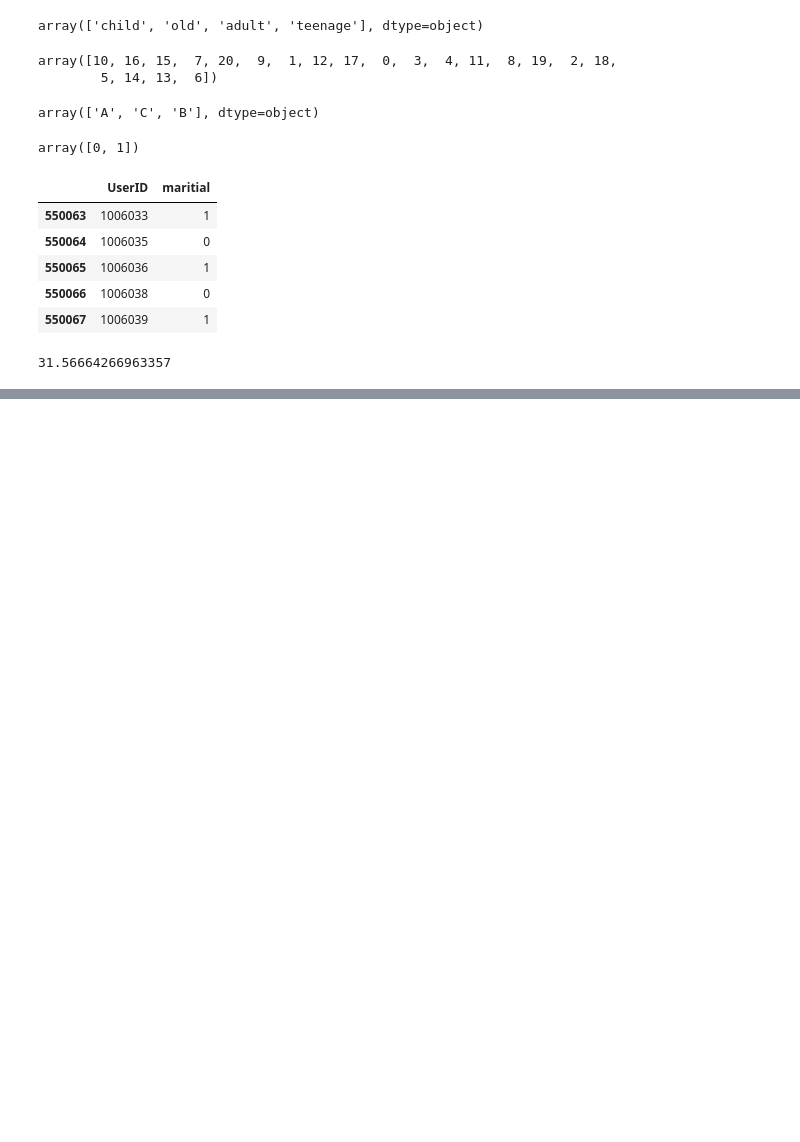
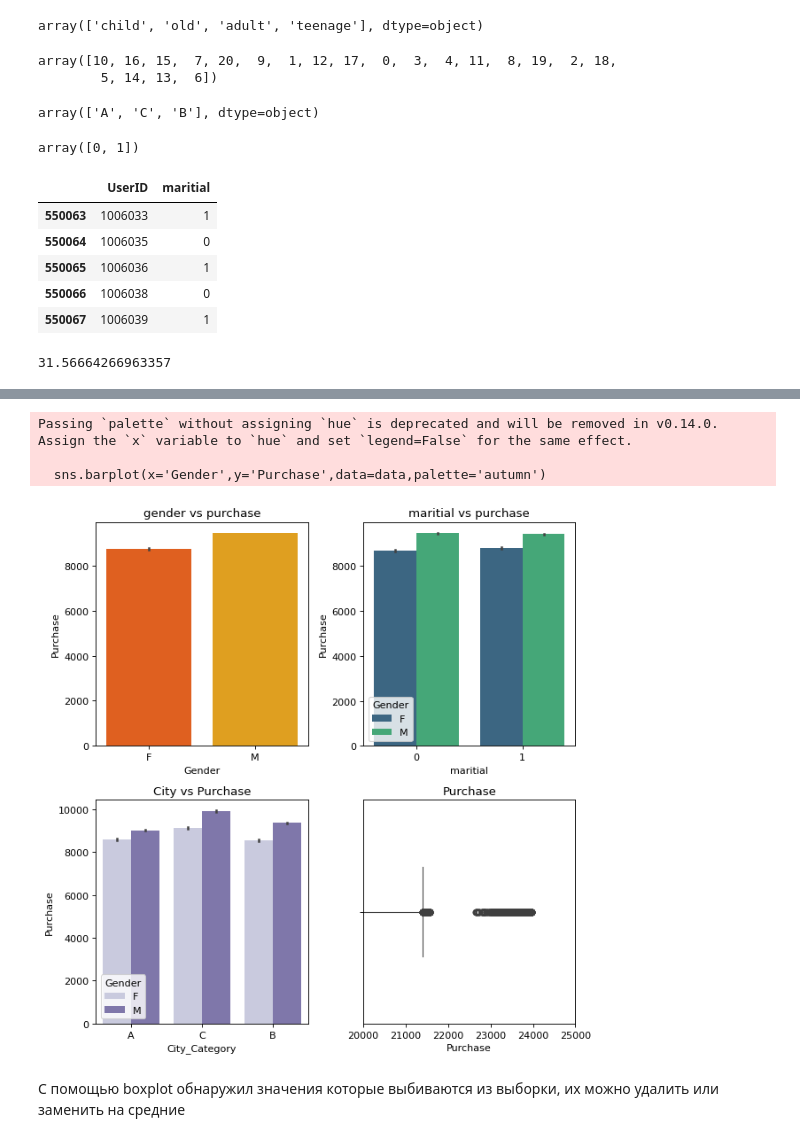
Before and after one commit to carison31/data_analytics, a Jupyter notebook: black_friday_eda/black_friday_eda.ipynb, the cells around one changed output, grey strips where cells are left out. Saved outputs shown, nothing was run; the diff lists cells and outputs as text; code cells hidden in the pictures; blank space fills up the shorter version.

```diff
--- a/black_friday_eda/black_friday_eda.ipynb
+++ b/black_friday_eda/black_friday_eda.ipynb
@@ -218,0 +423,29 @@ data[['UserID','maritial']].tail()
+# %%
+plt.figure(figsize=(8,8),dpi=80)
+plt.subplot(2,2,1)
+plt.title('gender vs purchase')
+sns.barplot(x='Gender',y='Purchase',data=data,palette='autumn')
+
+plt.subplot(2,2,2)
+plt.title('maritial vs purchase')
+sns.barplot(x='maritial',y='Purchase',hue='Gender',data=data,palette='viridis')
+
+plt.subplot(2,2,3)
+plt.title('City vs Purchase')
+sns.barplot(data=data,x='City_Category',y='Purchase',hue='Gender',palette='Purples')
+
+ax=plt.subplot(2,2,4)
+ax.set_xlim(20000, 25000)
+plt.title('Purchase')
+sns.boxplot(x='Purchase', data=data)
+
+
+plt.tight_layout()
+plt.show()
+# %% [output]
+Passing `palette` without assigning `hue` is deprecated and will be removed in v0.14.0. Assign the `x` variable to `hue` and set `legend=False` for the same effect.
+
+  sns.barplot(x='Gender',y='Purchase',data=data,palette='autumn')
+[figure, added]
+# %% [markdown]
+С помощью boxplot обнаружил значения которые выбиваются из выборки, их можно удалить или заменить на средние
```
Also changed, not shown: parts of 22 cells of this notebook.
